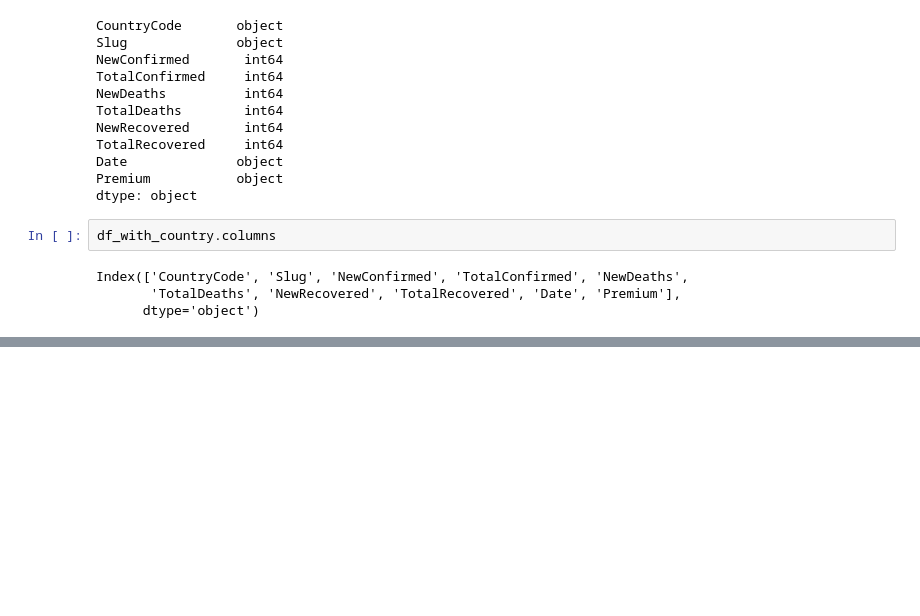
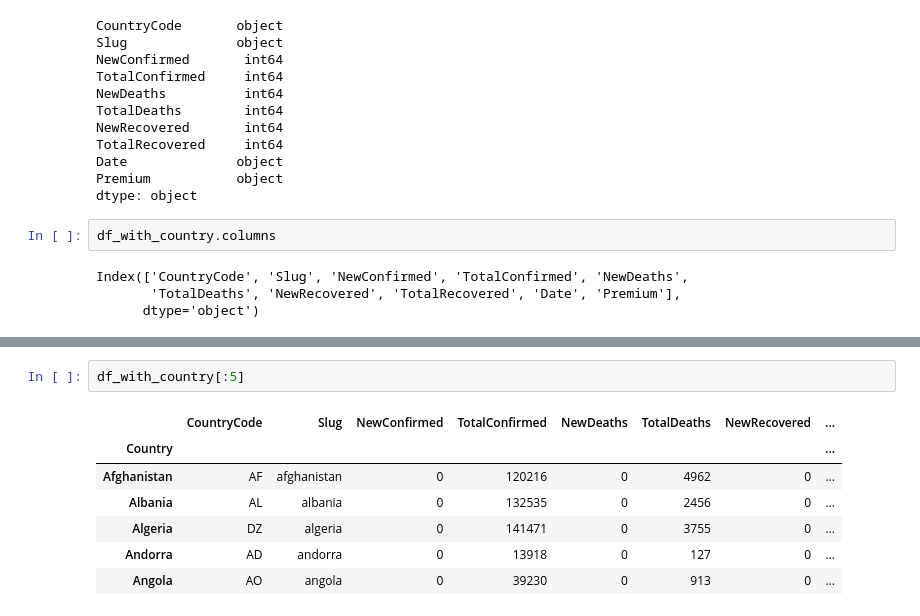
Before and after one commit to SNJV229/NumPy_Pandas, a Jupyter notebook: Pandas_practice.ipynb, the cells around one changed output, grey strips where cells are left out. Cells and saved outputs as stored; diff of their text form; blank space fills up the shorter version.

```diff
--- a/Pandas_practice.ipynb
+++ b/Pandas_practice.ipynb
@@ -860,0 +891,10 @@ Index(['CountryCode', 'Slug', 'NewConfirmed', 'TotalConfirmed', 'NewDeaths',
+# %%
+df_with_country[:5]
+# %% [output]
+|  | CountryCode | Slug | NewConfirmed | TotalConfirmed | NewDeaths | TotalDeaths | NewRecovered | ... |
+| Country |  |  |  |  |  |  |  | ... |
+| Afghanistan | AF | afghanistan | 0 | 120216 | 0 | 4962 | 0 | ... |
+| Albania | AL | albania | 0 | 132535 | 0 | 2456 | 0 | ... |
+| Algeria | DZ | algeria | 0 | 141471 | 0 | 3755 | 0 | ... |
+| Andorra | AD | andorra | 0 | 13918 | 0 | 127 | 0 | ... |
+| Angola | AO | angola | 0 | 39230 | 0 | 913 | 0 | ... |
```
Also changed, not shown: parts of 8 cells of this notebook.
